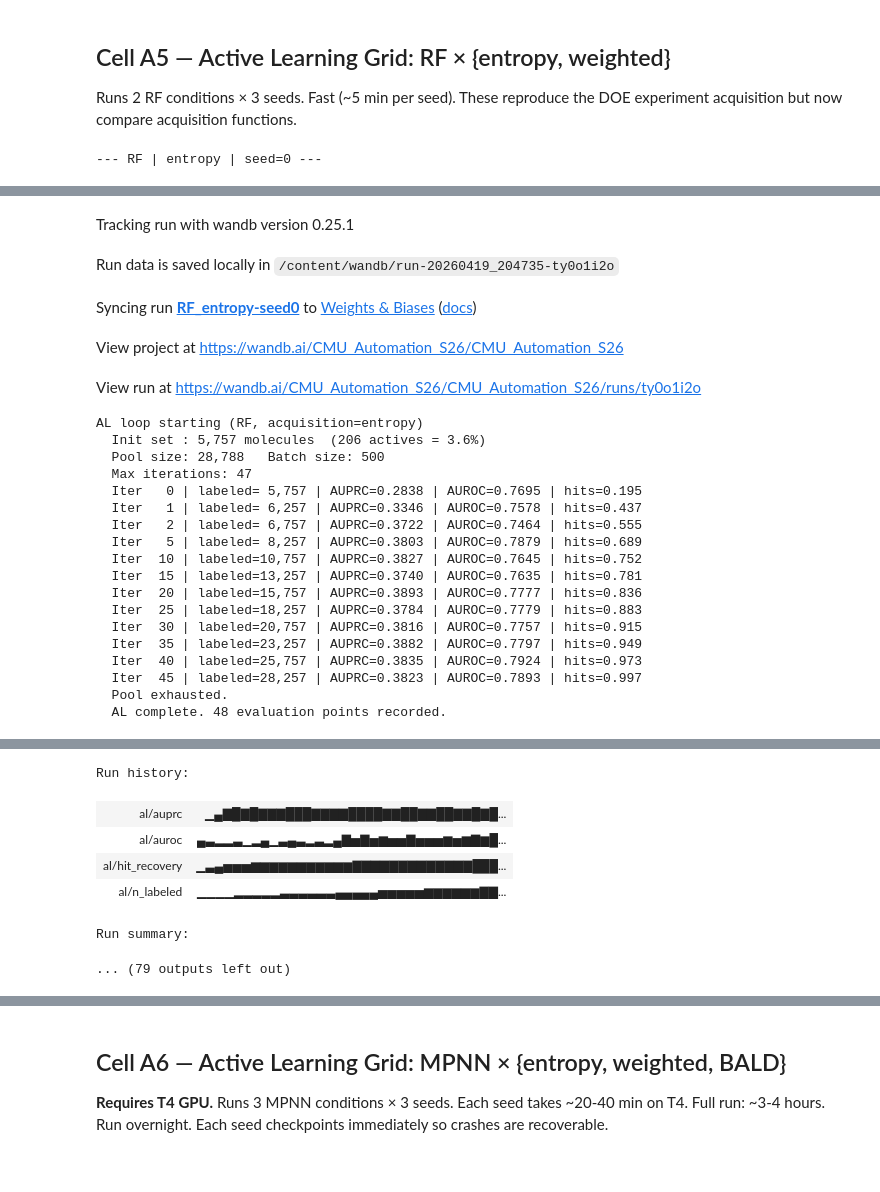
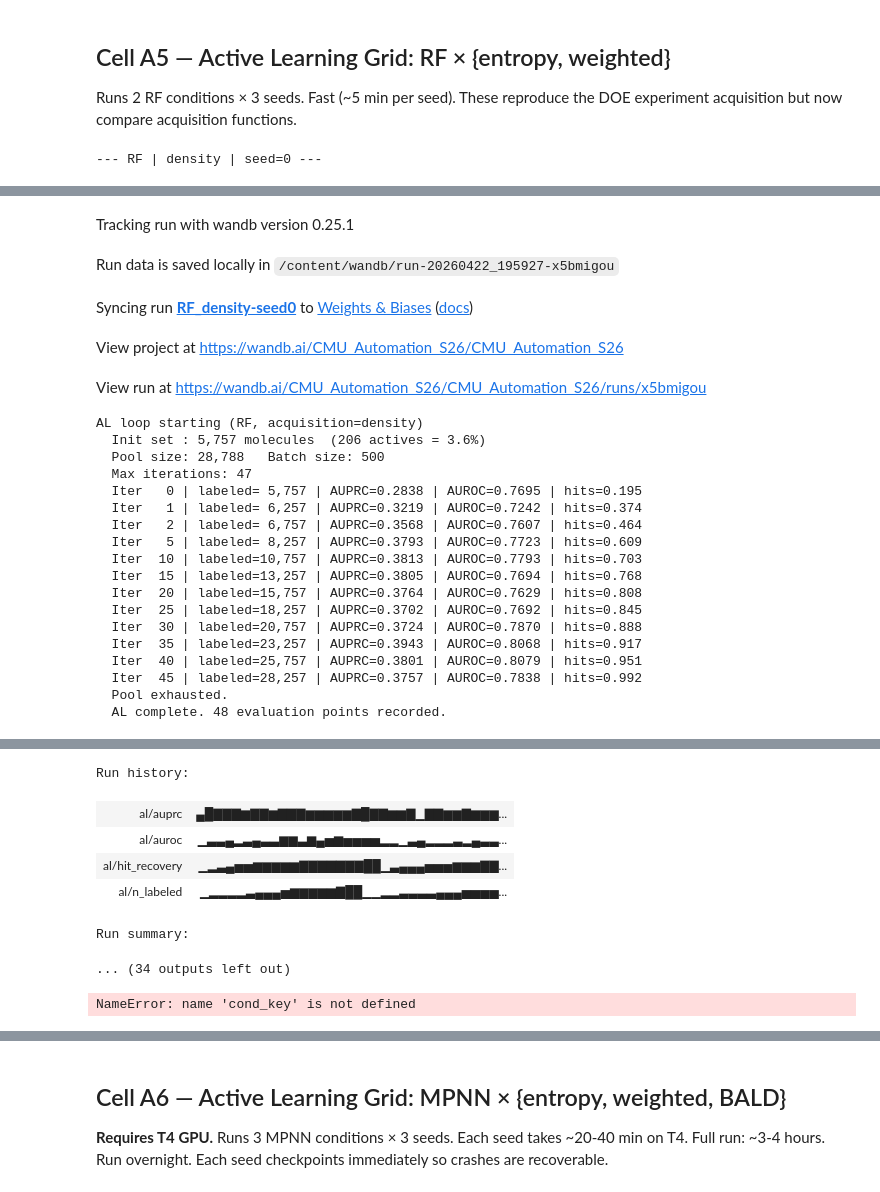
Before and after one commit to skothare/ASR_Proj, a Jupyter notebook: colab_runner.ipynb, the cells around one changed output, grey strips where cells are left out. Drawn from its saved outputs; the diff is of its cells as text; code cells hidden in the pictures.

```diff
--- a/colab_runner.ipynb
+++ b/colab_runner.ipynb
@@ -122,7 +122,7 @@ import os, sys
 #   Google Drive    : '/content/drive/MyDrive/ASR_Project'
 #   Windows         : 'C:/Users/skothare/ASR_Project'
 
-PROJECT_ROOT = '/content/drive/MyDrive/ASR_Project'  # <-- CHANGE THIS ACCORDINGLY
+PROJECT_ROOT = '/content/drive/MyDrive/ASR_Proj'  # <-- CHANGE THIS ACCORDINGLY
 
 # ──────────────────────────────────────────────────────────────────────────
 
@@ -605,7 +611,7 @@ import os, wandb
 
 # Load API key from Drive
 # WILL NEED TO MOUNT THE GOOGLE DRIVE HERE FIRST!!!
-env_path = "/content/drive/MyDrive/ASR_Project/.env"
+env_path = "/content/drive/MyDrive/ASR_Proj/.env"
 with open(env_path) as f:
     for line in f:
         line = line.strip()
@@ -659,9 +665,11 @@ WandB correctly configured.
 Graphs are built once and saved to Drive. Subsequent sessions skip the build step.
 Building 28K graphs takes ~2 minutes. Loading from cache takes ~10 seconds.
 # %%
+import sys
+sys.path.insert(0, '/content/drive/MyDrive/ASR_Proj')
 import os, sys, torch, numpy as np
 
-PROJECT_ROOT = "/content/drive/MyDrive/ASR_Project"
+PROJECT_ROOT = "/content/drive/MyDrive/ASR_Proj"
 if PROJECT_ROOT not in sys.path:
     sys.path.insert(0, PROJECT_ROOT)
 
@@ -736,0 +745,14 @@ Val:  4,112 molecules, 107 actives
+# %%
+# ── Offline RF Baseline ───────────────────────────────────────────────────────
+from models.random_forest_model import RandomForestModel
+from sklearn.metrics import average_precision_score
+
+rf_offline = RandomForestModel(n_estimators=100, seed=42)
+rf_offline.fit(X_pool, y_pool)
+
+y_proba = rf_offline.predict_proba(X_test)[:, 1]
+auc_pr  = average_precision_score(y_test, y_proba)
+
+print(f"Train size : {len(X_pool):,}  ({y_pool.sum()} actives, {100*y_pool.mean():.1f}%)")
+print(f"Test size  : {len(X_test):,}  ({y_test.sum()} actives)")
+print(f"AUC-PR     : {auc_pr:.4f}")
@@ -873,6 +899,7 @@ INIT_FRACTION = 0.20
 BATCH_SIZE    = 500
 N_SEEDS       = 3
 n_init        = int(len(y_pool) * INIT_FRACTION)
+RESULTS_DIR   = os.path.join(PROJECT_ROOT, "results/rf_density")
 
 def run_and_log(learner_name, acq, model_factory, seeds=range(N_SEEDS)):
     """Run one (learner, acquisition) condition, log to WandB, save JSON."""
@@ -925,57 +952,64 @@ def run_and_log(learner_name, acq, model_factory, seeds=range(N_SEEDS)):
 
         r_dict = {
             "n_labeled":    [r.n_labeled for r in results],
             "auprc":        [r.auprc for r in results],
             "auroc":        [r.auroc for r in results],
             "hit_recovery": [r.hit_recovery or 0 for r in results],
         }
         seed_results.append(r_dict)
         path = os.path.join(RESULTS_DIR, f"al_{cond_key}_seed{seed}.json")
         with open(path, "w") as f:
             json.dump(r_dict, f, indent=2)
         print(f"  Saved: {path}  ({(time.time()-t0)/60:.1f} min)")
 
     return seed_results
 
 # Run RF conditions
 from models.random_forest_model import RandomForestModel
-rf_entropy  = run_and_log("RF", "entropy",  lambda s: RandomForestModel(seed=s))
-rf_weighted = run_and_log("RF", "weighted", lambda s: RandomForestModel(seed=s))
+# rf_entropy  = run_and_log("RF", "entropy",  lambda s: RandomForestModel(seed=s))
+# rf_weighted = run_and_log("RF", "weighted", lambda s: RandomForestModel(seed=s))
+#rf_random = run_and_log("RF", "random", lambda s: RandomForestModel(seed=s))
+#rf_diversity = run_and_log("RF", "diversity", lambda s: RandomForestModel(seed=s))
+rf_density = run_and_log("RF", "density", lambda s: RandomForestModel(seed=s))
 print("RF conditions complete.")
 # %% [output]
---- RF | entropy | seed=0 ---
+--- RF | density | seed=0 ---
 [interactive output not drawn]
 Tracking run with wandb version 0.25.1
-Run data is saved locally in /content/wandb/run-20260419_204735-ty0o1i2o
+Run data is saved locally in /content/wandb/run-20260422_195927-x5bmigou
-Syncing run RF_entropy-seed0 to Weights & Biases (docs)
+Syncing run RF_density-seed0 to Weights & Biases (docs)
 View project at https://wandb.ai/CMU_Automation_S26/CMU_Automation_S26
-View run at https://wandb.ai/CMU_Automation_S26/CMU_Automation_S26/runs/ty0o1i2o
+View run at https://wandb.ai/CMU_Automation_S26/CMU_Automation_S26/runs/x5bmigou
-AL loop starting (RF, acquisition=entropy)
+AL loop starting (RF, acquisition=density)
   Init set : 5,757 molecules  (206 actives = 3.6%)
   Pool size: 28,788   Batch size: 500
   Max iterations: 47
   Iter   0 | labeled= 5,757 | AUPRC=0.2838 | AUROC=0.7695 | hits=0.195
-  Iter   1 | labeled= 6,257 | AUPRC=0.3346 | AUROC=0.7578 | hits=0.437
-  Iter   2 | labeled= 6,757 | AUPRC=0.3722 | AUROC=0.7464 | hits=0.555
-  Iter   5 | labeled= 8,257 | AUPRC=0.3803 | AUROC=0.7879 | hits=0.689
-  Iter  10 | labeled=10,757 | AUPRC=0.3827 | AUROC=0.7645 | hits=0.752
-  Iter  15 | labeled=13,257 | AUPRC=0.3740 | AUROC=0.7635 | hits=0.781
-  Iter  20 | labeled=15,757 | AUPRC=0.3893 | AUROC=0.7777 | hits=0.836
-  Iter  25 | labeled=18,257 | AUPRC=0.3784 | AUROC=0.7779 | hits=0.883
-  Iter  30 | labeled=20,757 | AUPRC=0.3816 | AUROC=0.7757 | hits=0.915
-  Iter  35 | labeled=23,257 | AUPRC=0.3882 | AUROC=0.7797 | hits=0.949
-  Iter  40 | labeled=25,757 | AUPRC=0.3835 | AUROC=0.7924 | hits=0.973
-  Iter  45 | labeled=28,257 | AUPRC=0.3823 | AUROC=0.7893 | hits=0.997
+  Iter   1 | labeled= 6,257 | AUPRC=0.3219 | AUROC=0.7242 | hits=0.374
+  Iter   2 | labeled= 6,757 | AUPRC=0.3568 | AUROC=0.7607 | hits=0.464
+  Iter   5 | labeled= 8,257 | AUPRC=0.3793 | AUROC=0.7723 | hits=0.609
+  Iter  10 | labeled=10,757 | AUPRC=0.3813 | AUROC=0.7793 | hits=0.703
+  Iter  15 | labeled=13,257 | AUPRC=0.3805 | AUROC=0.7694 | hits=0.768
+  Iter  20 | labeled=15,757 | AUPRC=0.3764 | AUROC=0.7629 | hits=0.808
+  Iter  25 | labeled=18,257 | AUPRC=0.3702 | AUROC=0.7692 | hits=0.845
+  Iter  30 | labeled=20,757 | AUPRC=0.3724 | AUROC=0.7870 | hits=0.888
+  Iter  35 | labeled=23,257 | AUPRC=0.3943 | AUROC=0.8068 | hits=0.917
+  Iter  40 | labeled=25,757 | AUPRC=0.3801 | AUROC=0.8079 | hits=0.951
+  Iter  45 | labeled=28,257 | AUPRC=0.3757 | AUROC=0.7838 | hits=0.992
   Pool exhausted.
   AL complete. 48 evaluation points recorded.
 [interactive output not drawn]
 Run history:
-| al/auprc | ▁▄▇█▇█▇▇▇███▇▇▇▇████▇▇██▇▇██▇▇█▇█... |
-| al/auroc | ▄▃▂▂▃▁▂▄▁▃▄▃▂▃▂▄▇▅▇▅▆▅▅▇▅▅▅▆▅▆▇▆█... |
-| al/hit_recovery | ▁▃▄▅▅▅▆▆▆▆▆▆▆▆▆▆▆▇▇▇▇▇▇▇▇▇▇▇▇▇███... |
-| al/n_labeled | ▁▁▁▁▂▂▂▂▂▃▃▃▃▃▃▄▄▄▄▄▅▅▅▅▅▆▆▆▆▆▆▇▇... |
+| al/auprc | ▄█▇▇▇▆▇▇▆▇▇▇▆▆▆▆▆▇█▇▇▆▆▇▁▇▇▆▆▇▆▆▆... |
+| al/auroc | ▁▃▃▄▂▃▄▃▃▆▆▃▆▄▅▆▅▅▅▅▂▂▁▃▄▂▂▂▃▂▄▃▃... |
+| al/hit_recovery | ▁▂▃▄▅▅▆▆▆▆▆▇▇▇▇▇▇▇██▁▃▄▄▄▅▅▅▆▆▆▇▇... |
+| al/n_labeled | ▁▂▂▂▂▃▄▄▄▅▆▆▆▆▆▇██▁▁▂▂▃▃▃▃▄▄▄▅▅▅▅... |
 Run summary:
-... (79 outputs left out)
+... (34 outputs left out)
+# %%
+cond_key
+# %% [output]
+NameError: name 'cond_key' is not defined
 # %%
 # FOR CELL A6 BELOW: Sanity test: runs in under 60 seconds on T4 to test graph build.
 from models.mpnn_model import MPNNModel
```
Also changed, not shown: parts of 16 cells of this notebook.
